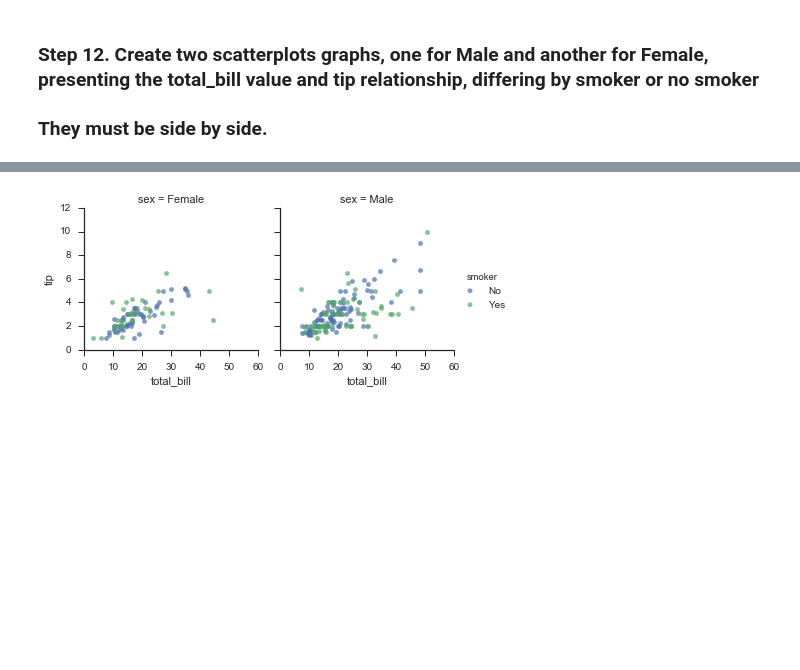
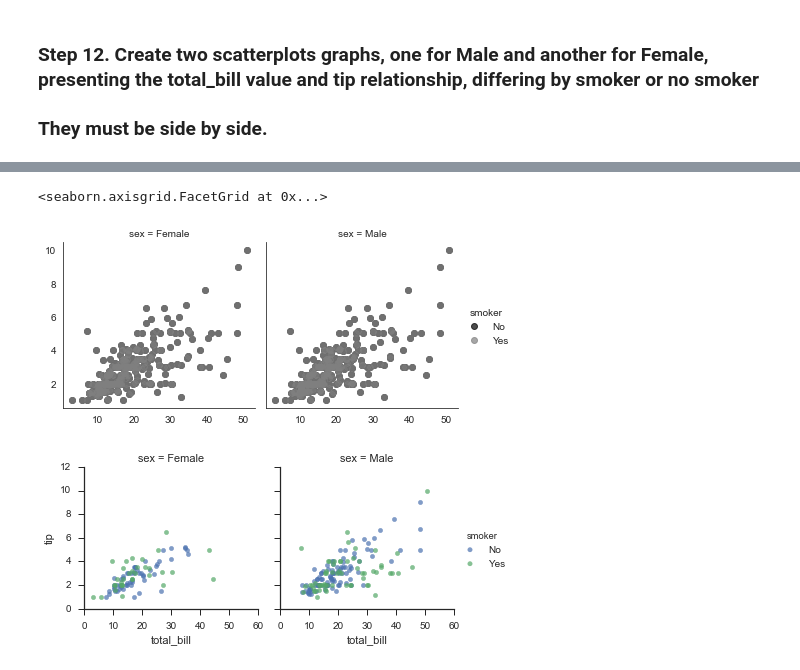
Before and after one commit to RoxannaW/Data-science-bootcamp, a Jupyter notebook: Curso/Week_5/day3/exercises/pandas/07_Visualization/Tips/07_Tips_Solutions.ipynb, the cells around one changed output, grey strips where cells are left out. Cells and saved outputs as stored; diff of their text form; code cells hidden in the pictures; blank space fills up the shorter version.

```diff
--- a/Curso/Week_5/day3/exercises/pandas/07_Visualization/Tips/07_Tips_Solutions.ipynb
+++ b/Curso/Week_5/day3/exercises/pandas/07_Visualization/Tips/07_Tips_Solutions.ipynb
@@ -171,3 +192,11 @@ sns.boxplot(x=tips.day, y=tips.total_bill, hue=tips.time)
+# %%
+pal = dict(No="black", Yes="grey")
+x = sns.FacetGrid(tips, col="sex", hue="smoker", palette=pal)
+x.map(plt.scatter, x=tips.total_bill, y=tips.tip, alpha=.7)
+x.add_legend()
+# %% [output]
+<seaborn.axisgrid.FacetGrid at 0x...>
+[figure, added]
 # %%
 # %% [output]
 [figure]
```
Also changed, not shown: parts of 2 cells of this notebook, 3 other files.
